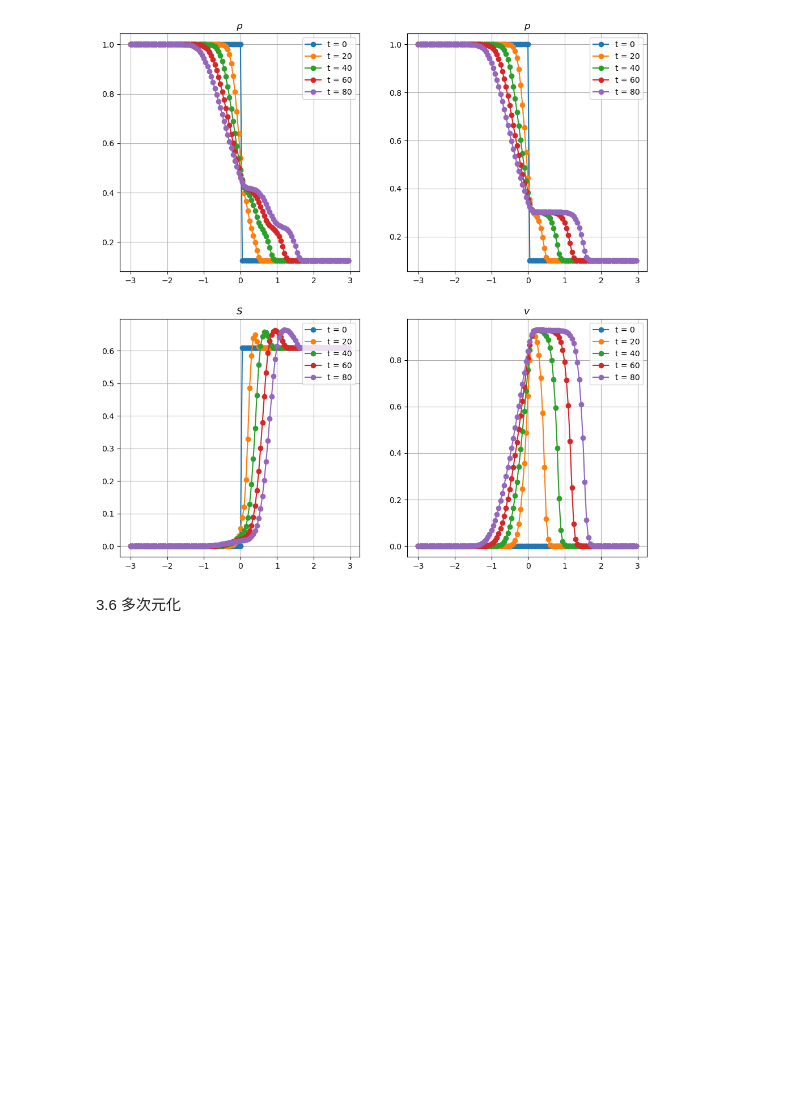
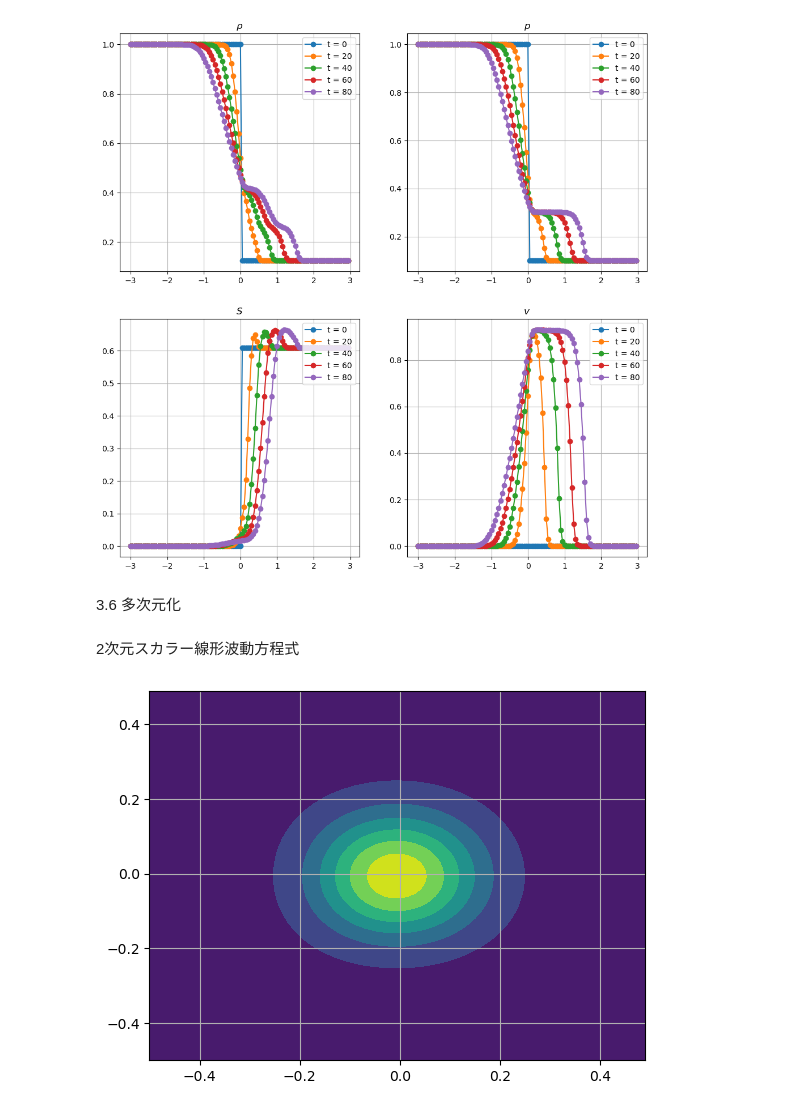
Before and after one commit to Keita-A/RadiativeMHD-simulation, a Jupyter notebook: chap3.ipynb, the cells around one changed output. Saved outputs shown, nothing was run; the diff lists cells and outputs as text; code cells hidden in the pictures; blank space fills up the shorter version.

```diff
--- a/chap3.ipynb
+++ b/chap3.ipynb
@@ -701,3 +701,33 @@ plt.show()
 [figure]
 # %% [markdown]
 3.6 多次元化
+# %% [markdown]
+2次元スカラー線形波動方程式
+# %%
+dx = 0.01
+dy = 0.01
+dt = 0.001
+x = np.arange(-0.5, 0.5, dx)
+y = np.arange(-0.5, 0.5, dy)
+X, Y = np.meshgrid(x, y)
+c = 1.0
+d = 1.0
+
+u = np.ones(X.shape)
+u[(-0.1 < X) & (X < 0.1) & (-0.1 < Y) & (Y < 0.1)] = 2.0
+F = np.zeros(u.shape)
+
+#1次精度風上差分
+step = int(1.0 / dt)
+for t in range(step+1):
+    F = 1/2 * c * (u + np.roll(u, -1, axis=1)) - 1/2 * abs(c) * (np.roll(u, -1, axis=1) - u)
+    u += -dt/dx * (F - np.roll(F, 1, axis=1))
+    F = 1/2 * d * (u + np.roll(u, -1, axis=0)) - 1/2 * abs(d) * (np.roll(u, -1, axis=0) - u)
+    u += - dt/dy * (F - np.roll(F, 1, axis=0))
+
+plt.contourf(X, Y, u)
+
+plt.grid()
+plt.show()
+# %% [output]
+[figure, added]
```
Also changed, not shown: parts of 2 cells of this notebook.
